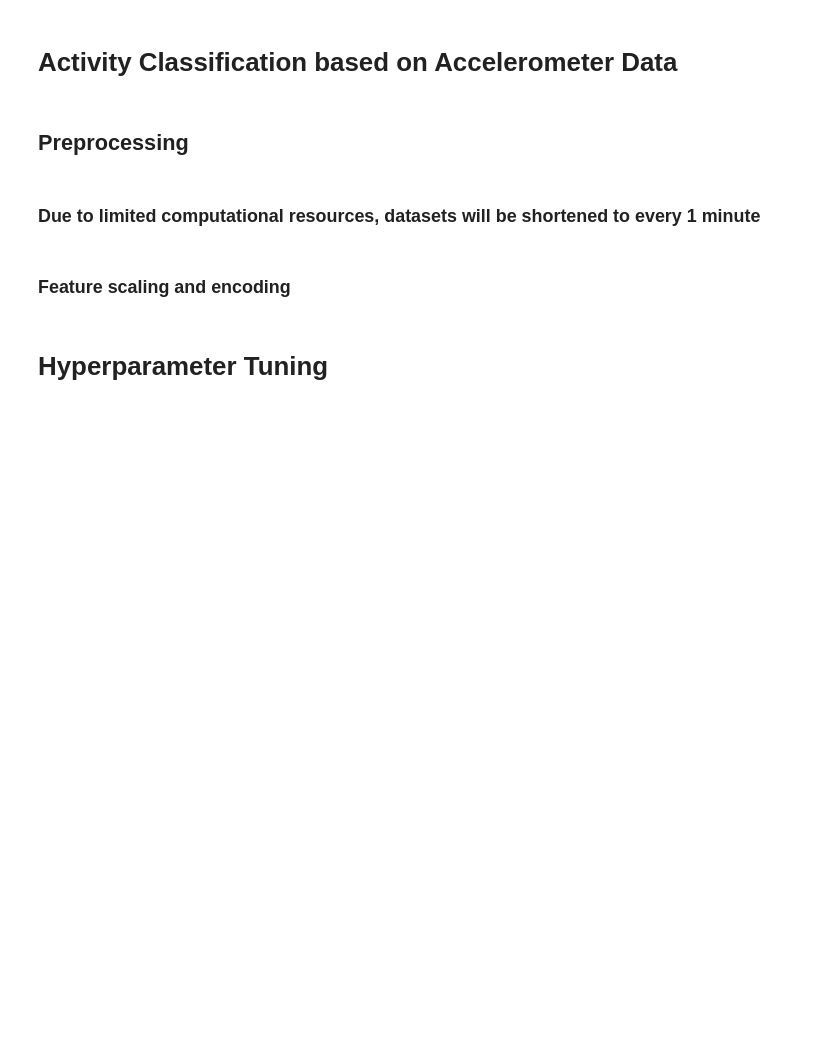
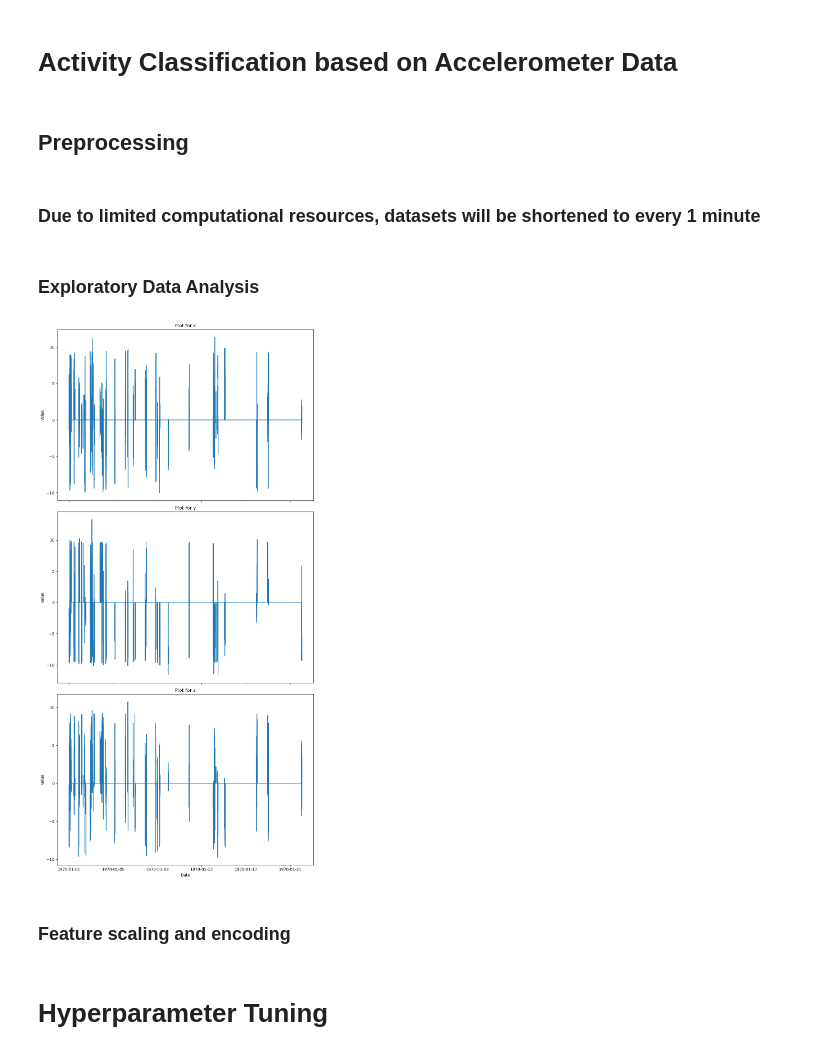
Before and after one commit to Mapua-Data-Science/module-2-exam-wisdm-acenas_carreon, a Jupyter notebook: src/notebook.ipynb, the cells around one changed output. Drawn from its saved outputs; the diff is of its cells as text; code cells hidden in the pictures; blank space fills up the shorter version.

```diff
--- a/src/notebook.ipynb
+++ b/src/notebook.ipynb
@@ -36,11 +38,12 @@ def convert_timestamp_to_datetime(X):
 
 timestamp_transformer = FunctionTransformer(convert_timestamp_to_datetime)
 time_pipeline = make_pipeline(timestamp_transformer)
-
+X_train_full_phone_accel['timestamp'] = time_pipeline.fit_transform(X_train_full_phone_accel['timestamp'])
 X_train_phone_accel['timestamp'] = time_pipeline.fit_transform(X_train_phone_accel['timestamp'])
 X_valid_phone_accel['timestamp'] = time_pipeline.fit_transform(X_valid_phone_accel['timestamp'])
 X_test_phone_accel['timestamp'] = time_pipeline.fit_transform(X_test_phone_accel['timestamp'])
 
+y_train_full_phone_accel['timestamp'] = time_pipeline.fit_transform(y_train_full_phone_accel['timestamp'])
 y_train_phone_accel['timestamp'] = time_pipeline.fit_transform(y_train_phone_accel['timestamp'])
 y_valid_phone_accel['timestamp'] = time_pipeline.fit_transform(y_valid_phone_accel['timestamp'])
 y_test_phone_accel['timestamp'] = time_pipeline.fit_transform(y_test_phone_accel['timestamp'])
@@ -68,18 +71,50 @@ for set in num_sets:
 for set in cat_sets:
     set_index(set)
 
+set_index(X_train_full_phone_accel)
+X_train_full_phone_accel_resampled = resample_num(X_train_full_phone_accel)
 X_train_phone_accel_resampled = resample_num(X_train_phone_accel)
 X_valid_phone_accel_resampled = resample_num(X_train_phone_accel)
 X_test_phone_accel_resampled = resample_num(X_test_phone_accel)
 
+set_index(y_train_full_phone_accel)
+y_train_full_phone_accel_resampled = resample_cat(y_train_full_phone_accel)
 y_train_phone_accel_resampled = resample_cat(y_train_phone_accel)
 y_valid_phone_accel_resampled = resample_cat(y_valid_phone_accel)
 y_test_phone_accel_resampled = resample_cat(y_test_phone_accel)
 # %%
 num_imputer = SimpleImputer(strategy='constant', fill_value=0).set_output(transform='pandas')
+
+X_train_full_phone_accel_resampled = num_imputer.fit_transform(X_train_full_phone_accel_resampled)
 X_train_phone_accel_resampled = num_imputer.fit_transform(X_train_phone_accel_resampled)
 X_valid_phone_accel_resampled = num_imputer.transform(X_valid_phone_accel_resampled)
 X_test_phone_accel_resampled = num_imputer.transform(X_test_phone_accel_resampled)
+# %%
+X_train_full_phone_accel_resampled['activity-code'] = y_train_full_phone_accel_resampled['activity-code']
+# %% [markdown]
+<h3>Exploratory Data Analysis</h3>
+# %%
+columns_to_plot = ['x', 'y', 'z']
+
+# Create a figure and a grid of subplots with a fixed size
+fig, axs = plt.subplots(nrows=len(columns_to_plot), ncols=1, figsize=(10, 20), sharex=True)
+
+# Plot each column in a separate subplot
+for i, column in enumerate(columns_to_plot):
+    sns.lineplot(data=X_train_full_phone_accel_resampled, x=X_train_full_phone_accel_resampled.index, y=column, ax=axs[i])
+    axs[i].set_title(f'Plot for {column}')
+    axs[i].set_ylabel('Value')
+
+# Set common x-axis label
+plt.xlabel('Date')
+
+# Adjust layout to prevent overlapping
+plt.tight_layout()
+
+# Show the plot
+plt.show()
+# %% [output]
+[figure, added]
 # %% [markdown]
 <h3>Feature scaling and encoding</h3>
 # %%
```
Also changed, not shown: parts of 10 cells of this notebook.
